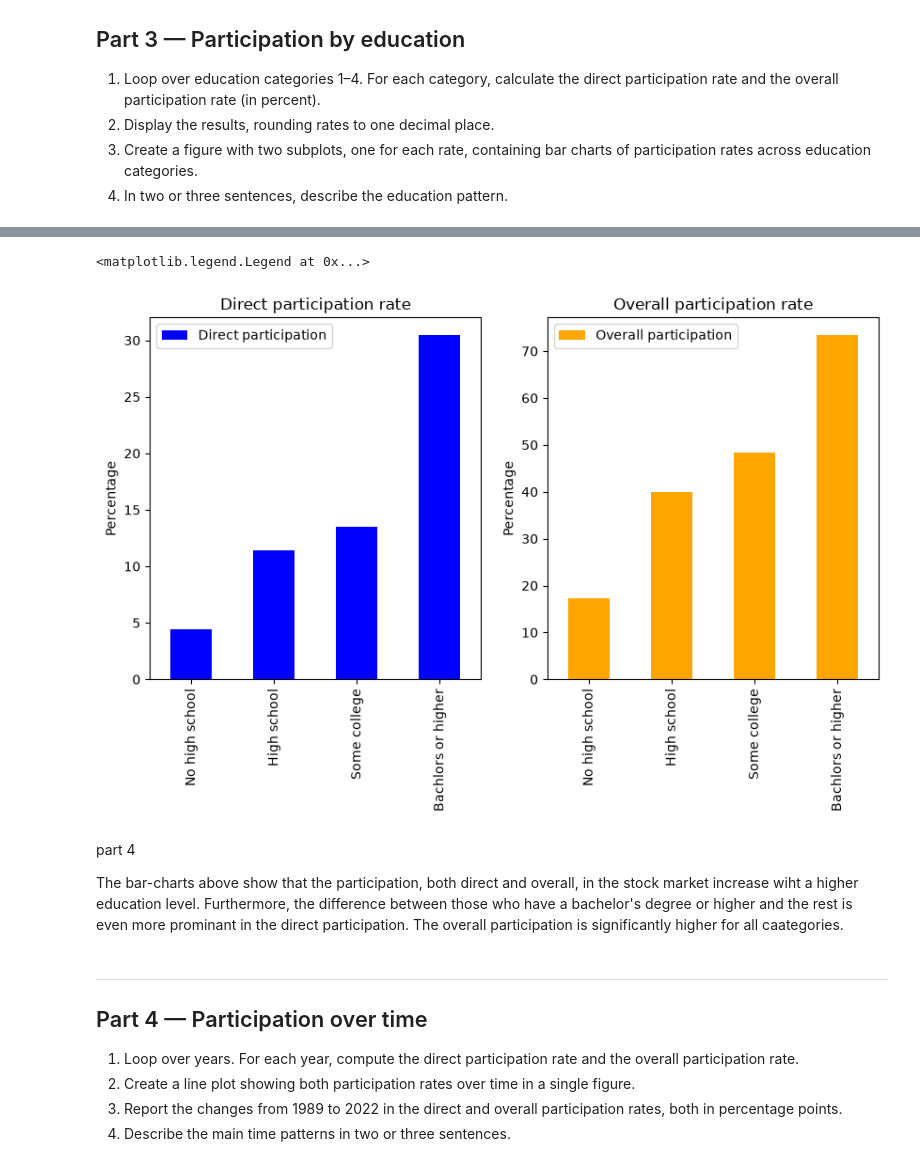
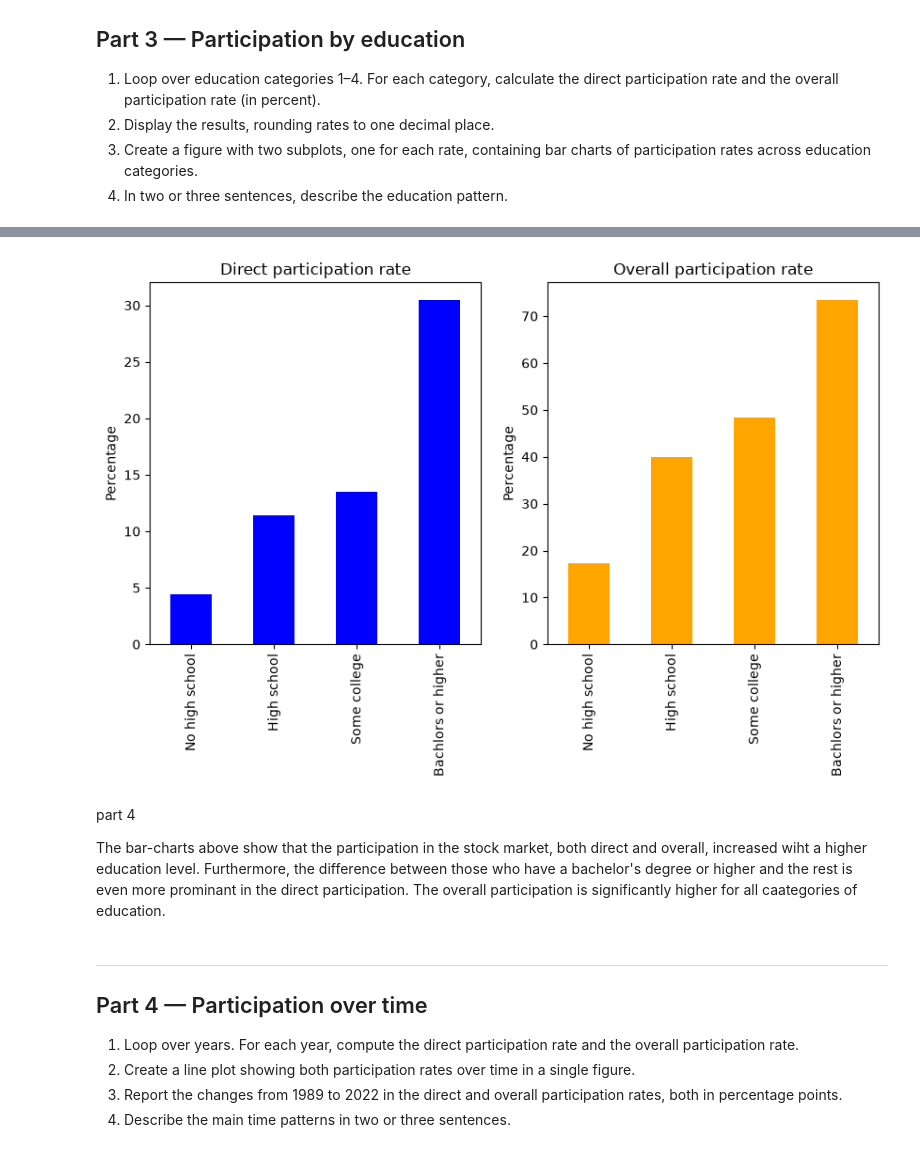
Before and after one commit to 646nwbf27y-lab/TECH2-H26-assignment3, a Jupyter notebook: assignment3.ipynb, the cells around one changed output, grey strips where cells are left out. Drawn from its saved outputs; the diff is of its cells as text; code cells hidden in the pictures.

```diff
--- a/assignment3.ipynb
+++ b/assignment3.ipynb
@@ -307,30 +307,29 @@ df_1
 # %%
 #part 3
 
 #import requiered library
 import matplotlib.pyplot as plt
 
 #creating the two bar charts in seperate plots by using the subplot function (object oriented interface)
 fig, axes = plt.subplots(1, 2, sharex = True, figsize = (10, 5))
 #creating the charts by using the dataframe df_1
-df_1['Direct participation'].plot.bar(ax = axes[0], color='blue')
-df_1['Overall participation'].plot.bar(ax = axes[1], color='orange')
+df_1['Direct participation (percent)'].plot.bar(ax = axes[0], color='blue')
+df_1['Overall participation (percent)'].plot.bar(ax = axes[1], color='orange')
 
 #setting appropriate titles
 axes[1].set_title('Overall participation rate')
 axes[1].set_ylabel('Percentage')
 axes[1].set_label('Education level')
 
 axes[0].set_title('Direct participation rate')
 axes[0].set_ylabel('Percentage')
 axes[0].set_label('Education level')
 # %% [output]
-<matplotlib.legend.Legend at 0x...>
-[figure, old version]
+[figure, new version]
 # %% [markdown]
 part 4
 
-The bar-charts above show that the participation, both direct and overall, in the stock market increase wiht a higher education level. Furthermore, the difference between those who have a bachelor's degree or higher and the rest is even more prominant in the direct participation. The overall participation is significantly higher for all caategories.
+The bar-charts above show that the participation in the stock market, both direct and overall, increased wiht a higher education level. Furthermore, the difference between those who have a bachelor's degree or higher and the rest is even more prominant in the direct participation. The overall participation is significantly higher for all caategories of education.
 # %% [markdown]
 ***
 ## Part 4 — Participation over time
```
Also changed, not shown: parts of 7 cells of this notebook.
